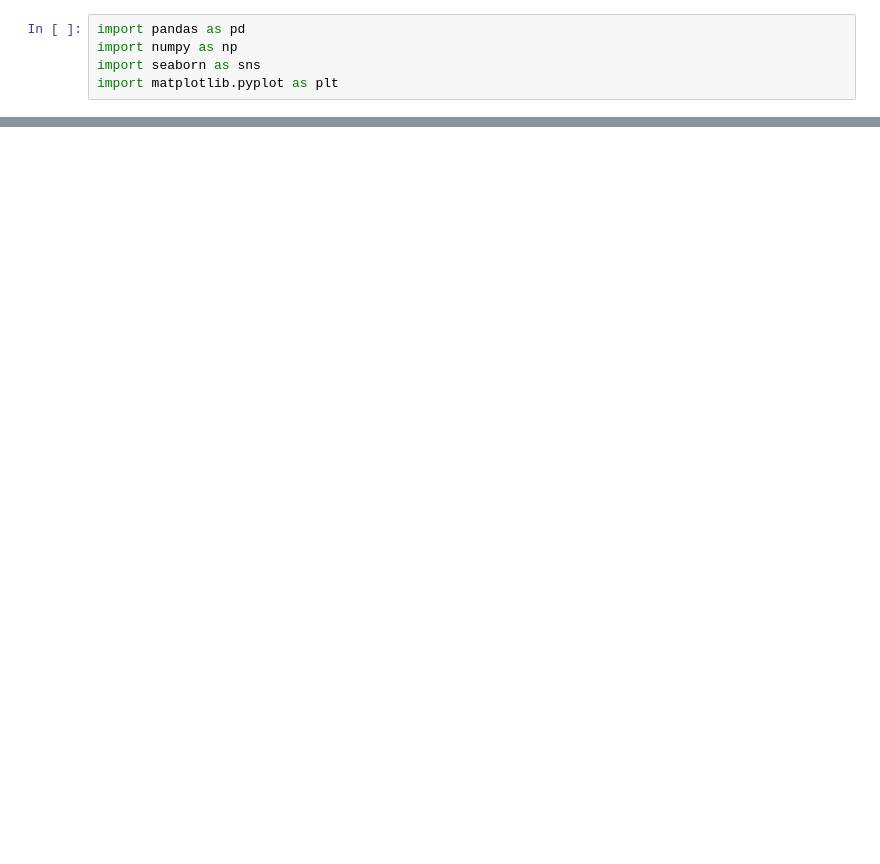
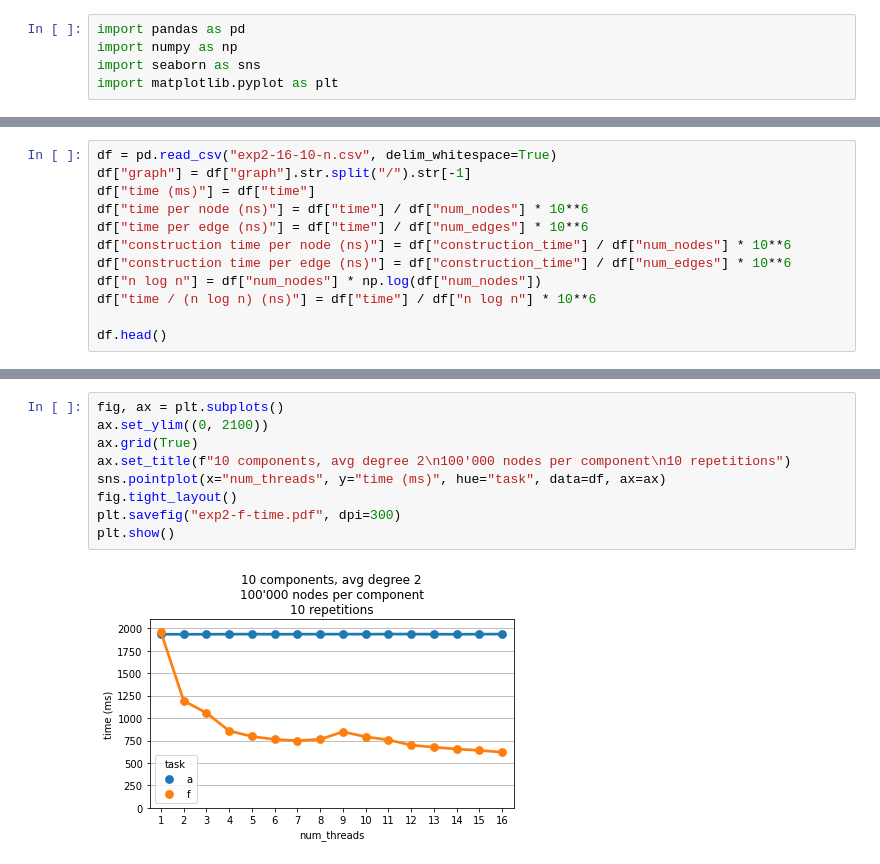
Before and after one commit to jonasspinner/21wt-lab-efficient-parallel-cpp, a Jupyter notebook: exercise3/eval/Dynamic Connectivity.ipynb, the cells around one changed output, grey strips where cells are left out. Drawn from its saved outputs; the diff is of its cells as text; blank space fills up the shorter version.

```diff
--- a/exercise3/eval/Dynamic Connectivity.ipynb
+++ b/exercise3/eval/Dynamic Connectivity.ipynb
@@ -57,0 +76,12 @@ plt.show()
+# %%
+df = pd.read_csv("exp2-16-10-n.csv", delim_whitespace=True)
+df["graph"] = df["graph"].str.split("/").str[-1]
+df["time (ms)"] = df["time"]
+df["time per node (ns)"] = df["time"] / df["num_nodes"] * 10**6
+df["time per edge (ns)"] = df["time"] / df["num_edges"] * 10**6
+df["construction time per node (ns)"] = df["construction_time"] / df["num_nodes"] * 10**6
+df["construction time per edge (ns)"] = df["construction_time"] / df["num_edges"] * 10**6
+df["n log n"] = df["num_nodes"] * np.log(df["num_nodes"])
+df["time / (n log n) (ns)"] = df["time"] / df["n log n"] * 10**6
+
+df.head()
@@ -57,0 +95,11 @@ plt.show()
+# %%
+fig, ax = plt.subplots()
+ax.set_ylim((0, 2100))
+ax.grid(True)
+ax.set_title(f"10 components, avg degree 2\n100'000 nodes per component\n10 repetitions")
+sns.pointplot(x="num_threads", y="time (ms)", hue="task", data=df, ax=ax)
+fig.tight_layout()
+plt.savefig("exp2-f-time.pdf", dpi=300)
+plt.show()
+# %% [output]
+[figure, added]
```
Also changed, not shown: parts of 10 cells of this notebook, 15 other files.
